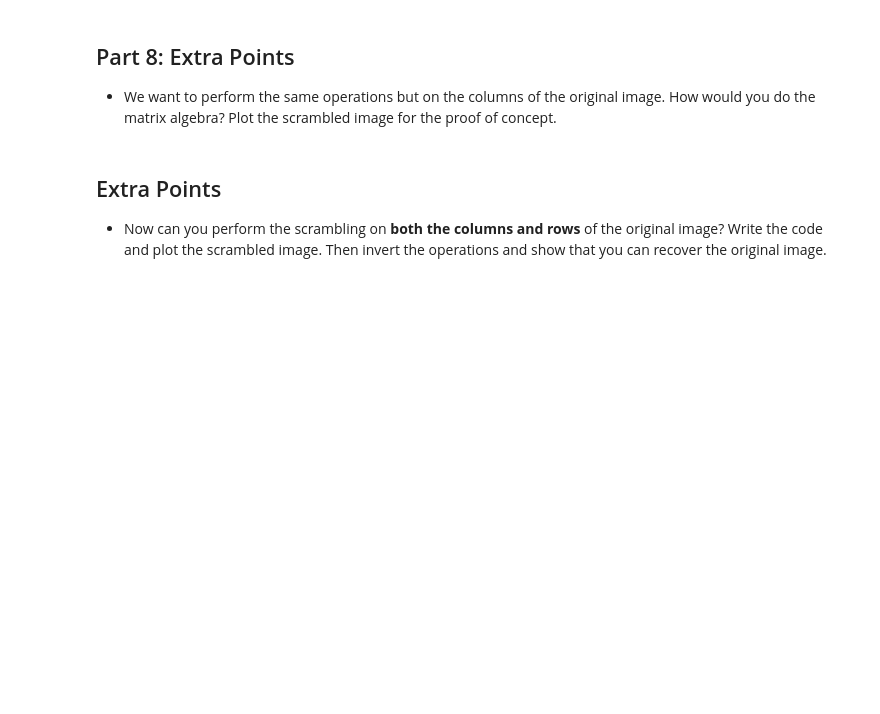
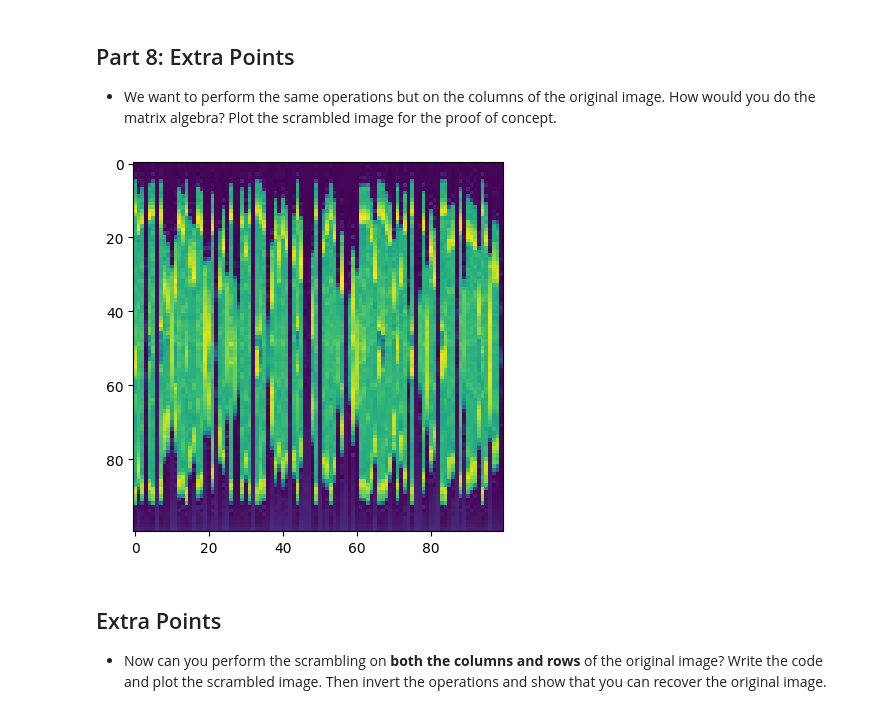
Before and after one commit to Toshou/Fall-23-APML-Public, a Jupyter notebook: Assignements/HW1/HW1.ipynb, the cells around one changed output. Saved outputs shown, nothing was run; the diff lists cells and outputs as text; code cells hidden in the pictures; blank space fills up the shorter version.

```diff
--- a/Assignements/HW1/HW1.ipynb
+++ b/Assignements/HW1/HW1.ipynb
@@ -177,6 +198,21 @@ plt.imshow(transformed_image)
 ## Part 8: Extra Points
 
 * We want to perform the same operations but on the columns of the original image. How would you do the matrix algebra? Plot the scrambled image for the proof of concept.
+# %%
+C_identity_matrix = np.eye(img_average_channel.shape[1])
+
+col_indices = np.arange(img_average_channel.shape[1])
+
+np.random.shuffle(col_indices)
+
+T_Columns = C_identity_matrix[:, col_indices]
+
+scrambled_image = np.dot(img_average_channel , T_Columns )
+
+plt.imshow(scrambled_image)
+plt.show()
+# %% [output]
+[figure, added]
 # %% [markdown]
 ## Extra Points
 
```
Also changed, not shown: parts of 14 cells of this notebook.
